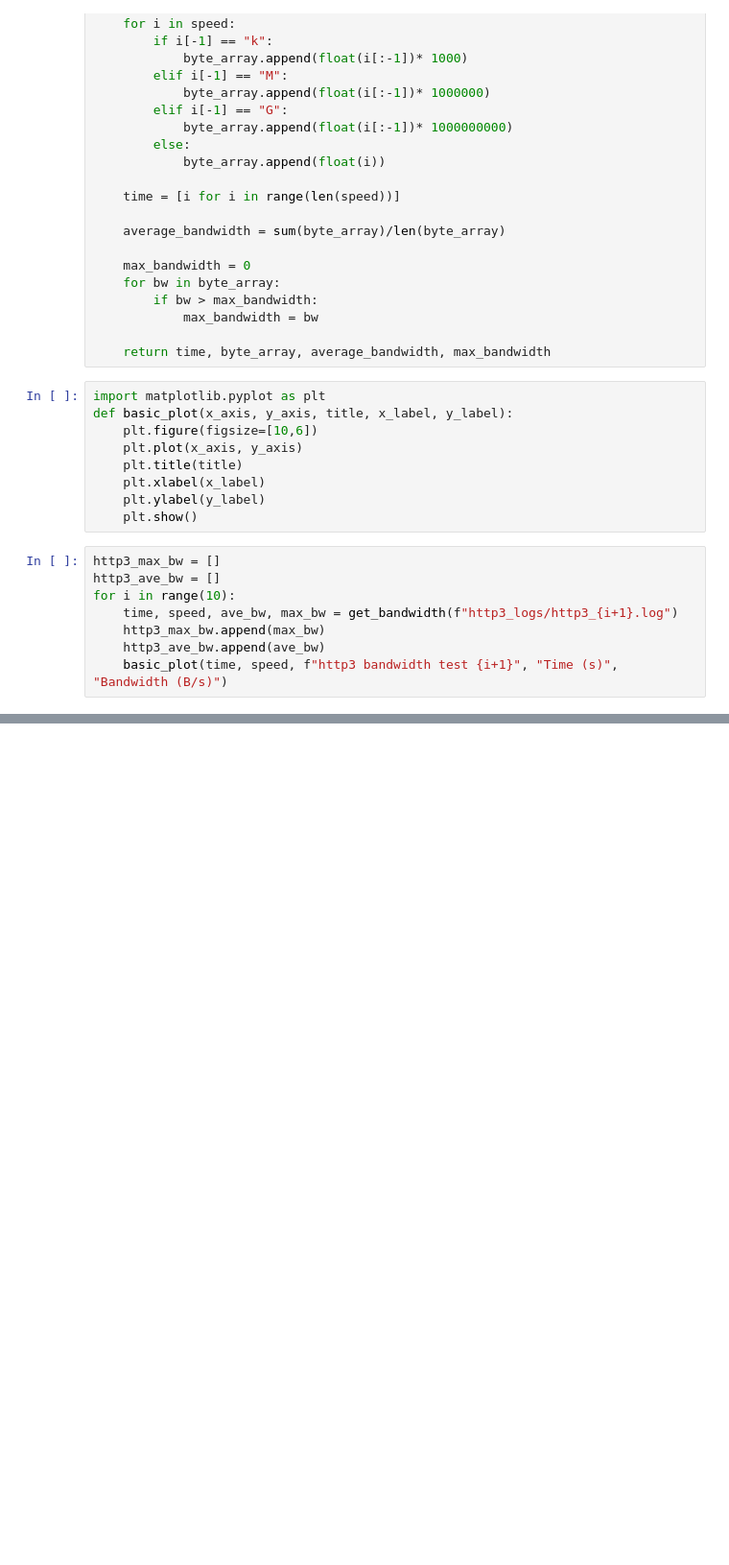
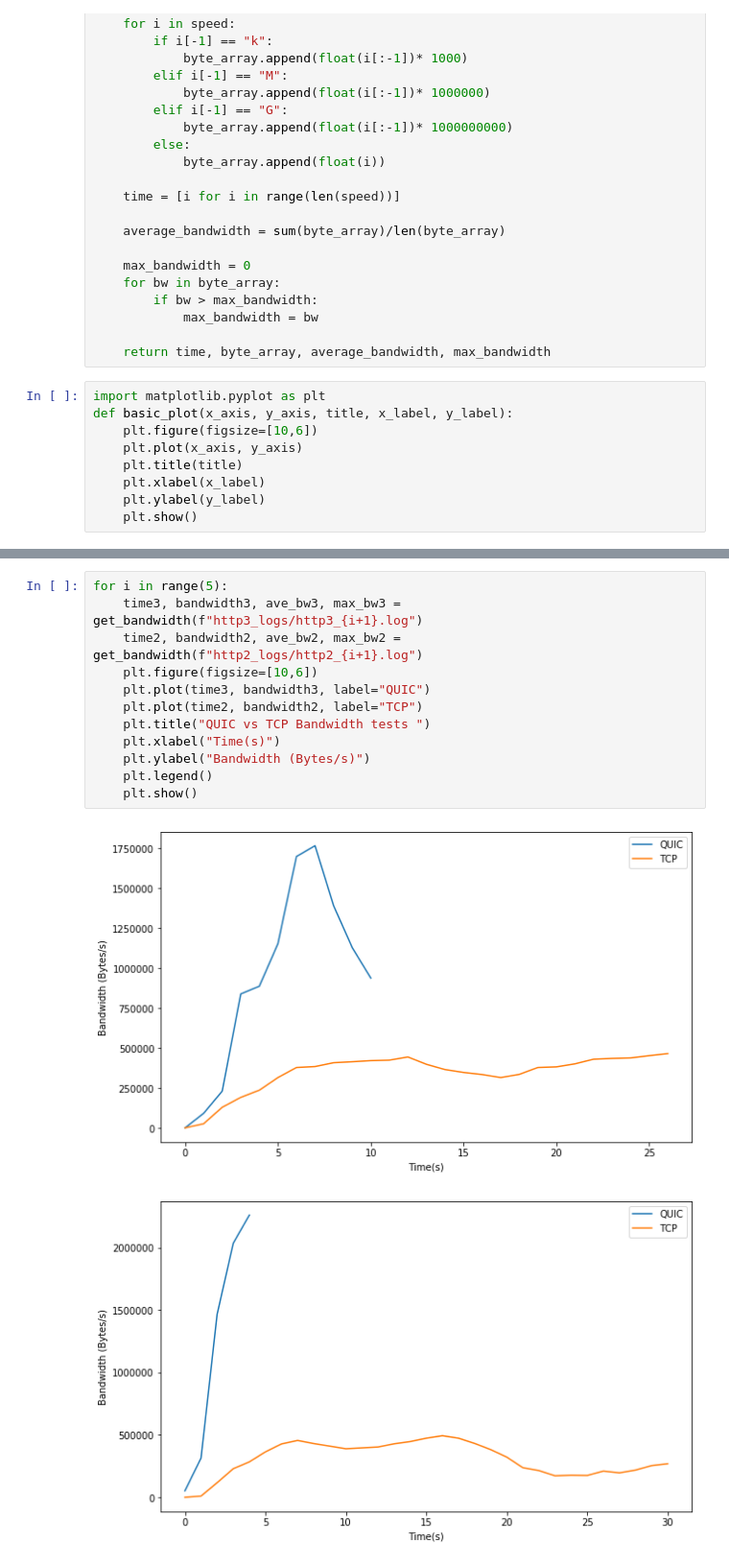
Before and after one commit to Dominic-C/50012-networks-project, a Jupyter notebook: bandwidth_testing/bandwidth testing.ipynb, the cells around one changed output, grey strips where cells are left out. Shown at 96% size. Saved outputs shown, nothing was run; the diff lists cells and outputs as text; blank space fills up the shorter version.

```diff
--- a/bandwidth_testing/bandwidth testing.ipynb
+++ b/bandwidth_testing/bandwidth testing.ipynb
@@ -41,11 +41,3 @@ def basic_plot(x_axis, y_axis, title, x_label, y_label):
     plt.xlabel(x_label)
     plt.ylabel(y_label)
     plt.show()
-# %%
-http3_max_bw = []
-http3_ave_bw = []
-for i in range(10):
-    time, speed, ave_bw, max_bw = get_bandwidth(f"http3_logs/http3_{i+1}.log")
-    http3_max_bw.append(max_bw)
-    http3_ave_bw.append(ave_bw)
-    basic_plot(time, speed, f"http3 bandwidth test {i+1}", "Time (s)", "Bandwidth (B/s)")
@@ -91,0 +112,15 @@ Overall average bandwidth = 410100.0
+# %%
+for i in range(5):
+    time3, bandwidth3, ave_bw3, max_bw3 = get_bandwidth(f"http3_logs/http3_{i+1}.log")
+    time2, bandwidth2, ave_bw2, max_bw2 = get_bandwidth(f"http2_logs/http2_{i+1}.log")
+    plt.figure(figsize=[10,6])
+    plt.plot(time3, bandwidth3, label="QUIC")
+    plt.plot(time2, bandwidth2, label="TCP")
+    plt.title("QUIC vs TCP Bandwidth tests ")
+    plt.xlabel("Time(s)")
+    plt.ylabel("Bandwidth (Bytes/s)")
+    plt.legend()
+    plt.show()
+# %% [output]
+[figure, added]
+[figure, added]
```
Also changed, not shown: parts of 14 cells of this notebook.
